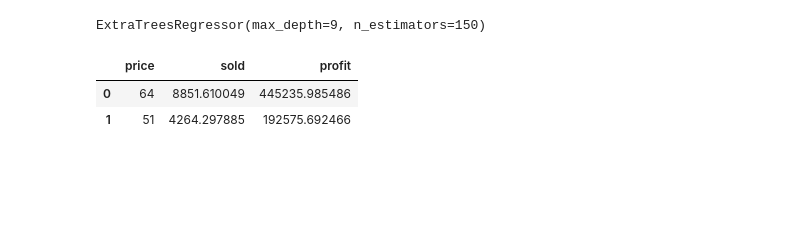
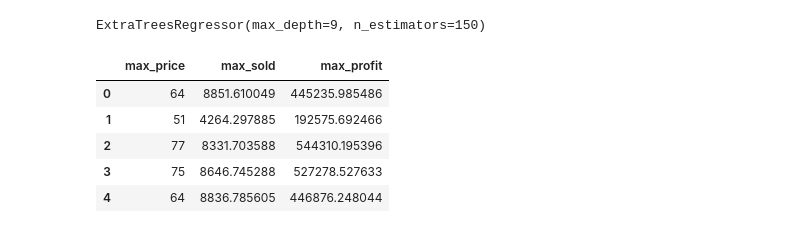
Before and after one commit to raquelcreis/wine_profit, a Jupyter notebook: notebook.ipynb, the cells around one changed output. Saved outputs shown, nothing was run; the diff lists cells and outputs as text; code cells hidden in the pictures; blank space fills up the shorter version.

Commit message:
max_values df

```diff
--- a/notebook.ipynb
+++ b/notebook.ipynb
@@ -224,30 +220,25 @@ testedf = testedf[testedf.t3 == testedf.t3.max()]
 # %%
-max_df = pd.DataFrame(columns=['price','sold','profit'])
+max_values = pd.DataFrame(columns=['max_price','max_sold','max_profit'])
 
-for i in range(0,2):
+for i in range(0,len(df)):
     profits = []
     prices = []
     solds = []
     bottom = int(df['cost'].iloc[i]) + 1
     top = int((df['price'].iloc[i])*1.50)
+    step = 5
 
-    for p in range(bottom,top,5):
+    for p in range(bottom,top,step):
         new_input = [df[features].iloc[i].tolist()]
         new_input[0].pop()
         new_input[0].append(p)
-        new_sold = floaßt(best_model.predict(new_input))
+        new_sold = float(best_model.predict(new_input))
         new_profit = float((p - df['cost'].iloc[i])*new_sold)
         profits.append(new_profit)
         prices.append(p)
         solds.append(new_sold)
 
-    max_values = pd.DataFrame(list(zip(prices,solds,profits)),
-                           columns=['price','sold','profit'])
-    max_values = max_values[max_values.profit == max_values.profit.max()]
-    max_df = max_df.append(max_values,ignore_index=True)
+    new_values = pd.DataFrame(list(zip(prices,solds,profits)),
+                           columns=['max_price','max_sold','max_profit'])
+    new_values = new_values[new_values.max_profit == new_values.max_profit.max()]
+    max_values = max_values.append(new_values,ignore_index=True)
-# %%
-max_df
-# %% [output]
-|  | price | sold | profit |
-| 0 | 64 | 8851.610049 | 445235.985486 |
-| 1 | 51 | 4264.297885 | 192575.692466 |
@@ -255,0 +245,9 @@ max_df
+# %%
+max_values.head()
+# %% [output]
+|  | max_price | max_sold | max_profit |
+| 0 | 64 | 8851.610049 | 445235.985486 |
+| 1 | 51 | 4264.297885 | 192575.692466 |
+| 2 | 77 | 8331.703588 | 544310.195396 |
+| 3 | 75 | 8646.745288 | 527278.527633 |
+| 4 | 64 | 8836.785605 | 446876.248044 |
```
Also changed, not shown: parts of 4 cells of this notebook.
